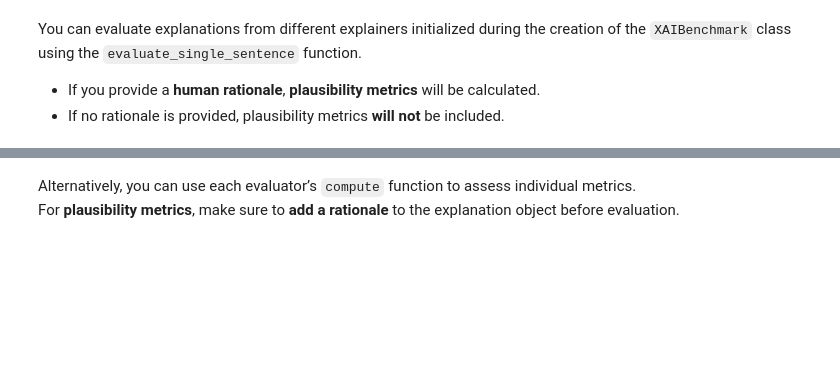
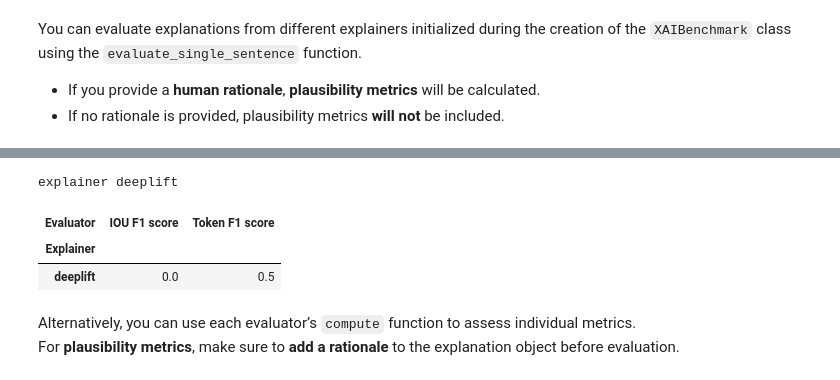
Before and after one commit to kafaite24/EvalxNLP, a Jupyter notebook: examples/tutorial_sentiment_analysis.ipynb, the cells around one changed output, grey strips where cells are left out. Saved outputs shown, nothing was run; the diff lists cells and outputs as text; code cells hidden in the pictures; blank space fills up the shorter version.

```diff
--- a/examples/tutorial_sentiment_analysis.ipynb
+++ b/examples/tutorial_sentiment_analysis.ipynb
@@ -192,3 +156,10 @@ Skipping Area under PR Curve as human rationale is not provided.
+# %%
+xai_framework.evaluate_single_sentence(sentence, target_label="negative",human_rationale=[0, 1, 0, 1, 0,0,0,0,1,0,1,0])
+# %% [output]
+explainer deeplift
+| Evaluator | IOU F1 score | Token F1 score |
+| Explainer |  |  |
+| deeplift | 0.0 | 0.5 |
 # %% [markdown]
 Alternatively, you can use each evaluator’s `compute` function to assess individual metrics.
 For **plausibility metrics**, make sure to **add a rationale** to the explanation object before evaluation.
```
Also changed, not shown: parts of 16 cells of this notebook, 6 other files.
